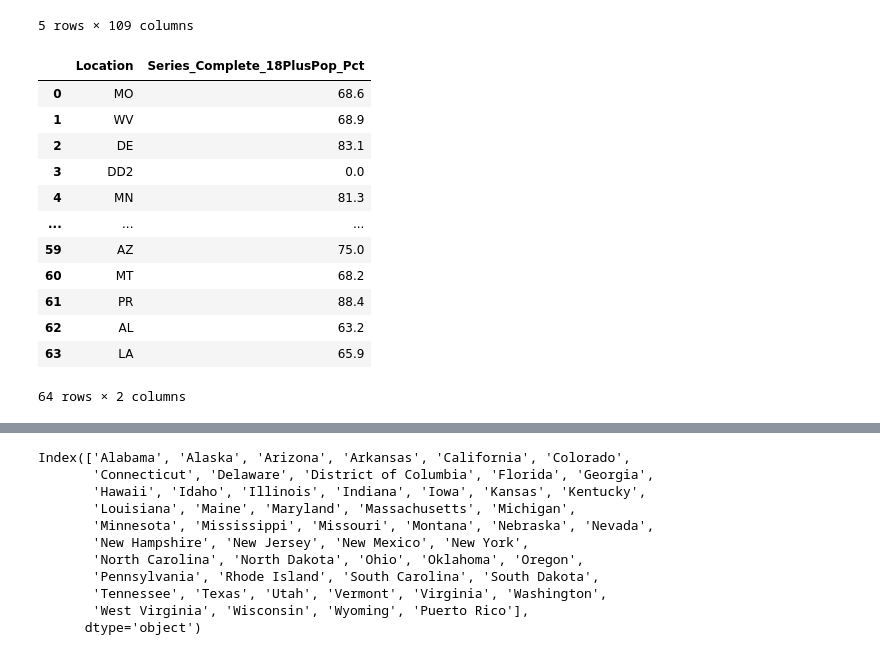
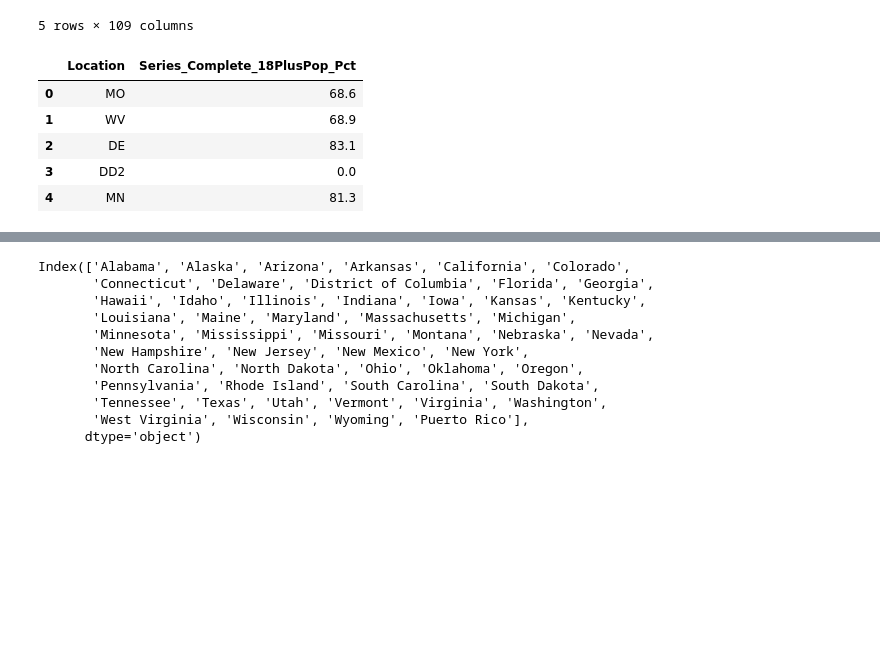
Before and after one commit to meeyoungPH/covid-deep-dive, a Jupyter notebook: long_covid/long_covid.ipynb, the cells around one changed output, grey strips where cells are left out. Cells and saved outputs as stored; diff of their text form; code cells hidden in the pictures; blank space fills up the shorter version.

```diff
--- a/long_covid/long_covid.ipynb
+++ b/long_covid/long_covid.ipynb
@@ -76,25 +82,18 @@ vaccination_df.head()
 5 rows × 109 columns
 # %%
 # Filter df for the most recent date (2/15/2023)
-f_vaccination_df = vaccination_df[vaccination_df["Date"] == '2/15/2023']
+vaccination_df = vaccination_df[vaccination_df["Date"] == '2/15/2023']
 # %%
 # For df, pick location (state) and Series_Complete_18PlusPop_Pct (Total number of people 18+ with a completed primary series (have second dose of a two-dose vaccine or one dose of a single-dose vaccine) based on the jurisdiction where recipient lives)
-m_vaccination_df = f_vaccination_df[["Location", "Series_Complete_18PlusPop_Pct"]]
-m_vaccination_df
+vaccination_df = vaccination_df[["Location", "Series_Complete_18PlusPop_Pct"]]
+vaccination_df.head()
 # %% [output]
 |  | Location | Series_Complete_18PlusPop_Pct |
 | 0 | MO | 68.6 |
 | 1 | WV | 68.9 |
 | 2 | DE | 83.1 |
 | 3 | DD2 | 0.0 |
 | 4 | MN | 81.3 |
-| ... | ... | ... |
-| 59 | AZ | 75.0 |
-| 60 | MT | 68.2 |
-| 61 | PR | 88.4 |
-| 62 | AL | 63.2 |
-| 63 | LA | 65.9 |
-64 rows × 2 columns
 # %%
 # Dictionary of state abbreviations and state names (https://code.activestate.com/recipes/577305-python-dictionary-of-us-states-and-territories/)
 states = {
```
Also changed, not shown: parts of 38 cells of this notebook, 5 other files.
